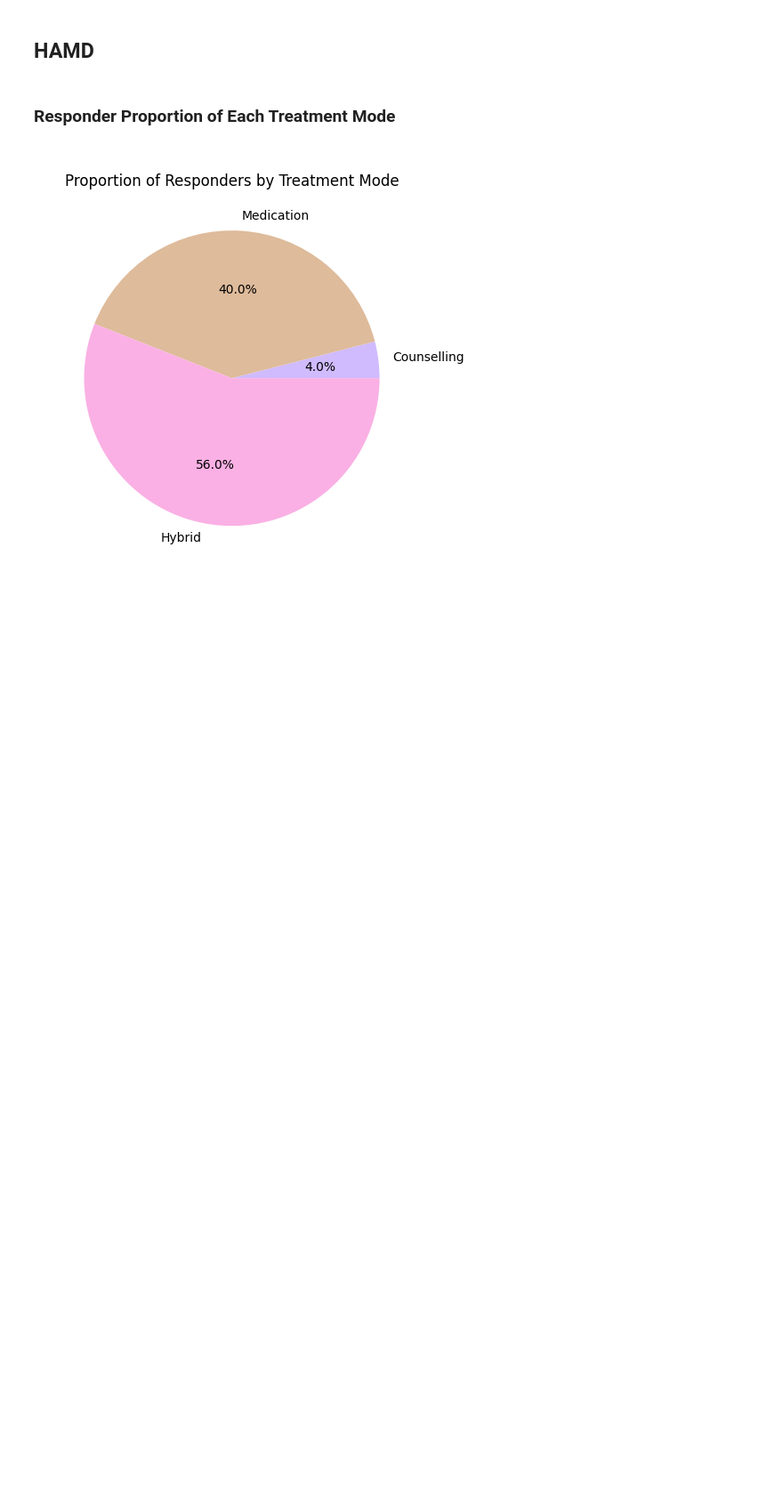
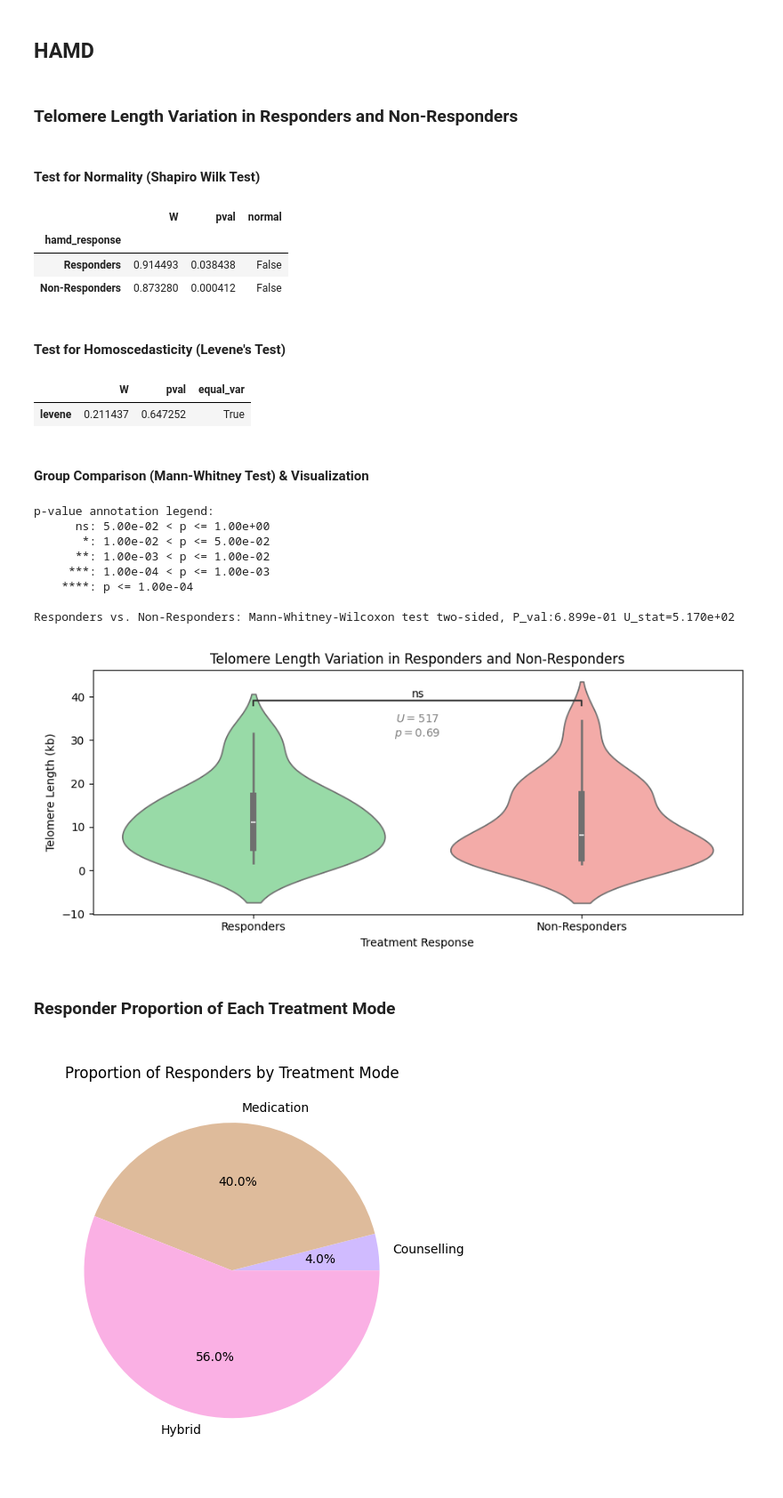
Before and after one commit to akaeii/telomere-mental-health, a Jupyter notebook: exploratory_data_analysis.ipynb, the cells around one changed output. Shown at 89% size. Drawn from its saved outputs; the diff is of its cells as text; code cells hidden in the pictures; blank space fills up the shorter version.

Commit message:
Added figures comparingthe telomere lengths of responders and non-responders based on HAMD and PHQ-9 scores.

```diff
--- a/exploratory_data_analysis.ipynb
+++ b/exploratory_data_analysis.ipynb
@@ -9,6 +9,7 @@ from statannotations.Annotator import Annotator
 
 %matplotlib widget
 sns.set_palette("pastel")
+palette = sns.color_palette("pastel")
 # %% [markdown]
 <h1 style="text-align:center">Dataset Loading</h1>
 # %%
@@ -146,16 +147,39 @@ Male vs. Female: Mann-Whitney-Wilcoxon test two-sided, P_val:6.203e-01 U_stat=5.
 # %%
 mode_names = ["Counselling", "Medication", "Hybrid"]
 
+hamd_response_labels = data.hamd_response.map({1:"Responders", 2:"Non-Responders"})
 hamd_responders = data.loc[data.hamd_response == 1, "treatment_mode"]
 hamd_councelling_response, hamd_medication_response, hamd_hybrid_response = [data.loc[data["treatment_mode"] == mode, ["hamd_response"]] for mode in [1,2,3]]
 hamd_mode_response = [hamd_councelling_response, hamd_medication_response, hamd_hybrid_response]
 
+phq9_response_labels = data.phq9_response.map({1:"Responders", 2:"Non-Responders"})
 phq9_responders = data.loc[data.phq9_response == 1, "treatment_mode"]
 phq9_councelling_response, phq9_medication_response, phq9_hybrid_response = [data.loc[data["treatment_mode"] == mode, ["phq9_response"]] for mode in [1,2,3]]
 phq9_mode_response = [phq9_councelling_response, phq9_medication_response, phq9_hybrid_response]
 
-pie_palette = sns.color_palette("pastel")
+color_palette = sns.color_palette("pastel")
 # %% [markdown]
 <h2>HAMD</h2>
 # %% [markdown]
-<h3>Responder Proportion of Each Treatment Mode</h3>
+<h3>Telomere Length Variation in Responders and Non-Responders</h3>
+# %% [markdown]
+<h4>Test for Normality (Shapiro Wilk Test)</h4>
+# %%
+hamd_response_tl_temp = data[["hamd_response", "telomere_length"]].copy()
+hamd_response_tl_temp["hamd_response"] = hamd_response_labels
+
+pg.normality(data=hamd_response_tl_temp, dv="telomere_length", group="hamd_response", method="shapiro")
+# %% [output]
+|  | W | pval | normal |
+| hamd_response |  |  |  |
+| Responders | 0.914493 | 0.038438 | False |
+| Non-Responders | 0.873280 | 0.000412 | False |
+# %% [markdown]
+<h4>Test for Homoscedasticity (Levene's Test)</h4>
+# %%
+pg.homoscedasticity(data=hamd_response_tl_temp, dv="telomere_length", group="hamd_response", method="levene")
+# %% [output]
+|  | W | pval | equal_var |
+| levene | 0.211437 | 0.647252 | True |
+# %% [markdown]
+<h4>Group Comparison (Mann-Whitney Test) & Visualization</h4>
@@ -161,0 +189,35 @@ pie_palette = sns.color_palette("pastel")
+# %%
+hamd_response_tl_fig, hamd_response_tl_ax = plt.subplots(1,1, figsize=(9, 4))
+
+hamd_response_tl_ax.set(title="Telomere Length Variation in Responders and Non-Responders",
+                        xlabel="Treatment Response",
+                        ylabel="Telomere Length (kb)")
+
+sns.violinplot(x=hamd_response_labels,
+               y=data.telomere_length, ax=hamd_response_tl_ax,
+               hue=hamd_response_labels,
+               palette={"Responders":palette[2], "Non-Responders":palette[3]})
+
+annotator = Annotator(ax=hamd_response_tl_ax, pairs=[("Responders", "Non-Responders")], x=hamd_response_labels, y=data.telomere_length)
+annotator.configure(test="Mann-Whitney", text_format="star", loc="inside")
+annotator.apply_and_annotate()
+
+hamd_response_tl_ax.text(0.5,33,
+                 f"$U = {hamd_response_tl_comp.statistic:.0f}$"
+                 f"\n$p = {hamd_response_tl_comp.pvalue:.2f}$",
+                 alpha=0.5,
+                 ha="center",
+                 va="center")
+
+hamd_response_tl_fig.tight_layout()
+hamd_response_tl_fig.savefig("figures/(HAMD) Telomere Length Variation in Responders and Non-Responders.png", dpi=300)
+# %% [output]
+p-value annotation legend:
+      ns: 5.00e-02 < p <= 1.00e+00
+       *: 1.00e-02 < p <= 5.00e-02
+      **: 1.00e-03 < p <= 1.00e-02
+     ***: 1.00e-04 < p <= 1.00e-03
+    ****: p <= 1.00e-04
+
+Responders vs. Non-Responders: Mann-Whitney-Wilcoxon test two-sided, P_val:6.899e-01 U_stat=5.170e+02
+[figure, added]
@@ -162,3 +226,5 @@ pie_palette = sns.color_palette("pastel")
+# %% [markdown]
+<h3>Responder Proportion of Each Treatment Mode</h3>
 # %%
 hamd_responders_fig, hamd_responders_ax = plt.subplots(1,1, figsize=(5,5))
 
```
Also changed, not shown: parts of 14 cells of this notebook, 2 other files.
